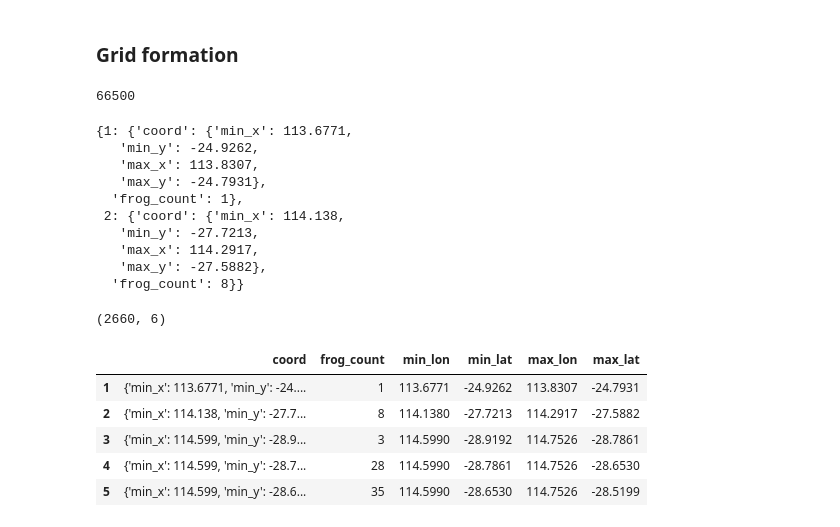
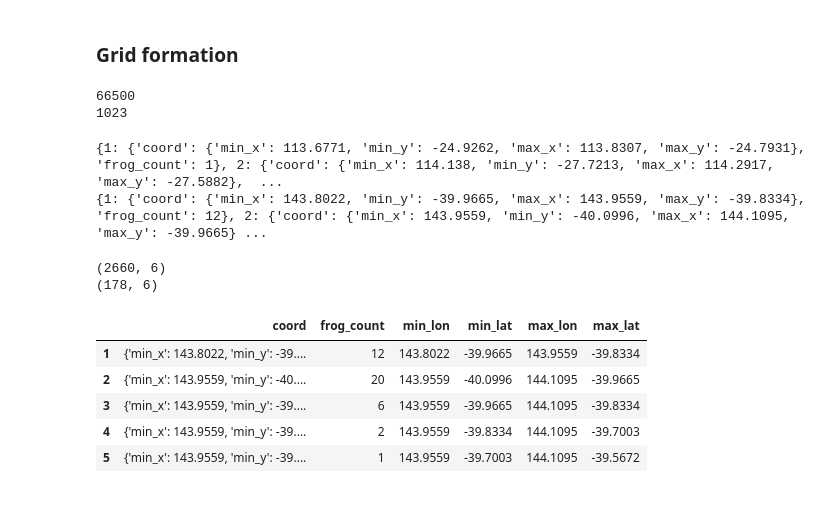
Before and after one commit to joe5campbell/frog_challenge, a Jupyter notebook: data_exploration.ipynb, the cells around one changed output. Drawn from its saved outputs; the diff is of its cells as text; code cells hidden in the pictures.

```diff
--- a/data_exploration.ipynb
+++ b/data_exploration.ipynb
@@ -113,6 +113,7 @@ min_lati =  -43.69331
 # %%
 # Combining the whole of Australia including Tasmania region
 aus_whole = {"min_lati":min_lati_tas,"max_lati":max_lati,"min_longi":min_longi,"max_longi":max_longi}
+tas_only = {"min_lati":min_lati_tas,"max_lati":max_lati_tas,"min_longi":min_longi_tas,"max_longi":max_longi_tas}
 # %% [markdown]
 ### Grid formation
 # %%
@@ -122,8 +123,14 @@ bbox_grid_whole = [({"min_x":np.round(x,4), "min_y":np.round(y,4), "max_x":np.ro
                      "max_y":np.round(y + .1331,4)}) for x, y in itertools.product(np.arange(aus_whole["min_longi"], aus_whole["max_longi"],0.15365),
                                                                                    np.arange(aus_whole["min_lati"], aus_whole["max_lati"],.1331))]
 print(len(bbox_grid_whole))
+
+bbox_grid_tas = [({"min_x":np.round(x,4), "min_y":np.round(y,4), "max_x":np.round(x + 0.15365,4),
+                     "max_y":np.round(y + .1331,4)}) for x, y in itertools.product(np.arange(tas_only["min_longi"], tas_only["max_longi"],0.15365),
+                                                                                   np.arange(tas_only["min_lati"], tas_only["max_lati"],.1331))]
+print(len(bbox_grid_tas))
 # %% [output]
 66500
+1023
 # %%
 # Calculate the frog count (greater than 0) by iterating through each of the grid and subsetting frog presence data,
 #append to a dictionary with bounding box coordinates and shape of the subset data as - frog count
@@ -138,41 +145,63 @@ for _,bbox in tqdm(enumerate(bbox_grid_whole)):
         filt_lat[i]["frog_count"] = longi_lati_df_rang.shape[0]
         i=i+1
 aus_whole_filt_cord = filt_lat
+
+# Calculate the frog count (greater than 0) by iterating through each of the grid and subsetting frog presence data,
+#append to a dictionary with bounding box coordinates and shape of the subset data as - frog count
+filt_lat_tas = {}
+i=1
+for _,bbox in tqdm(enumerate(bbox_grid_tas)):
+    longi_lati_df_rang = df_frog_aus[((df_frog_aus['decimalLongitude'] >= bbox["min_x"]) & (df_frog_aus['decimalLongitude'] <= bbox["max_x"])) &
+                           ((df_frog_aus['decimalLatitude'] >= bbox["min_y"]) & (df_frog_aus['decimalLatitude'] <=bbox["max_y"]))]
+    if longi_lati_df_rang.shape[0]>0:
+        filt_lat_tas[i] ={}
+        filt_lat_tas[i]["coord"] = bbox
+        filt_lat_tas[i]["frog_count"] = longi_lati_df_rang.shape[0]
+        i=i+1
+tas_only_filt_cord = filt_lat_tas
 # %%
 # Sample dictionary with bounding box and frog count
-dict(list(aus_whole_filt_cord.items())[0:2])
+print(dict(list(aus_whole_filt_cord.items())[0:2]))
+
+print(dict(list(tas_only_filt_cord.items())[0:2]))
 # %% [output]
-{1: {'coord': {'min_x': 113.6771,
-   'min_y': -24.9262,
-   'max_x': 113.8307,
-   'max_y': -24.7931},
-  'frog_count': 1},
- 2: {'coord': {'min_x': 114.138,
-   'min_y': -27.7213,
-   'max_x': 114.2917,
-   'max_y': -27.5882},
-  'frog_count': 8}}
+{1: {'coord': {'min_x': 113.6771, 'min_y': -24.9262, 'max_x': 113.8307, 'max_y': -24.7931}, 'frog_count': 1}, 2: {'coord': {'min_x': 114.138, 'min_y': -27.7213, 'max_x': 114.2917, 'max_y': -27.5882},  ...
+{1: {'coord': {'min_x': 143.8022, 'min_y': -39.9665, 'max_x': 143.9559, 'max_y': -39.8334}, 'frog_count': 12}, 2: {'coord': {'min_x': 143.9559, 'min_y': -40.0996, 'max_x': 144.1095, 'max_y': -39.9665} ...
 # %%
 # Converting the frog_id dictionary to dataframe having 2660 rows & 6 columns
 aus_whole_filt_cord_df = pd.DataFrame.from_dict(aus_whole_filt_cord,orient="index")
 
 aus_whole_filt_cord_df["min_lon"] = [i["min_x"] for i in aus_whole_filt_cord_df["coord"]]
 aus_whole_filt_cord_df["min_lat"] = [i["min_y"] for i in aus_whole_filt_cord_df["coord"]]
 
 aus_whole_filt_cord_df["max_lon"] = [i["max_x"] for i in aus_whole_filt_cord_df["coord"]]
 aus_whole_filt_cord_df["max_lat"] = [i["max_y"] for i in aus_whole_filt_cord_df["coord"]]
 
 
 print(aus_whole_filt_cord_df.shape)
 aus_whole_filt_cord_df.head()
+
+# Converting the frog_id dictionary to dataframe having 2660 rows & 6 columns
+tas_only_filt_cord_df = pd.DataFrame.from_dict(tas_only_filt_cord,orient="index")
+
+tas_only_filt_cord_df["min_lon"] = [i["min_x"] for i in tas_only_filt_cord_df["coord"]]
+tas_only_filt_cord_df["min_lat"] = [i["min_y"] for i in tas_only_filt_cord_df["coord"]]
+
+tas_only_filt_cord_df["max_lon"] = [i["max_x"] for i in tas_only_filt_cord_df["coord"]]
+tas_only_filt_cord_df["max_lat"] = [i["max_y"] for i in tas_only_filt_cord_df["coord"]]
+
+
+print(tas_only_filt_cord_df.shape)
+tas_only_filt_cord_df.head()
 # %% [output]
 (2660, 6)
+(178, 6)
 |  | coord | frog_count | min_lon | min_lat | max_lon | max_lat |
-| 1 | {'min_x': 113.6771, 'min_y': -24.... | 1 | 113.6771 | -24.9262 | 113.8307 | -24.7931 |
-| 2 | {'min_x': 114.138, 'min_y': -27.7... | 8 | 114.1380 | -27.7213 | 114.2917 | -27.5882 |
-| 3 | {'min_x': 114.599, 'min_y': -28.9... | 3 | 114.5990 | -28.9192 | 114.7526 | -28.7861 |
-| 4 | {'min_x': 114.599, 'min_y': -28.7... | 28 | 114.5990 | -28.7861 | 114.7526 | -28.6530 |
-| 5 | {'min_x': 114.599, 'min_y': -28.6... | 35 | 114.5990 | -28.6530 | 114.7526 | -28.5199 |
+| 1 | {'min_x': 143.8022, 'min_y': -39.... | 12 | 143.8022 | -39.9665 | 143.9559 | -39.8334 |
+| 2 | {'min_x': 143.9559, 'min_y': -40.... | 20 | 143.9559 | -40.0996 | 144.1095 | -39.9665 |
+| 3 | {'min_x': 143.9559, 'min_y': -39.... | 6 | 143.9559 | -39.9665 | 144.1095 | -39.8334 |
+| 4 | {'min_x': 143.9559, 'min_y': -39.... | 2 | 143.9559 | -39.8334 | 144.1095 | -39.7003 |
+| 5 | {'min_x': 143.9559, 'min_y': -39.... | 1 | 143.9559 | -39.7003 | 144.1095 | -39.5672 |
 # %%
 # Selecting time frame based on frogid dataset
 ds_date = ds.sel(time = slice("2017-11-01","2019-11-01"))
```
Also changed, not shown: parts of 3 cells of this notebook.
